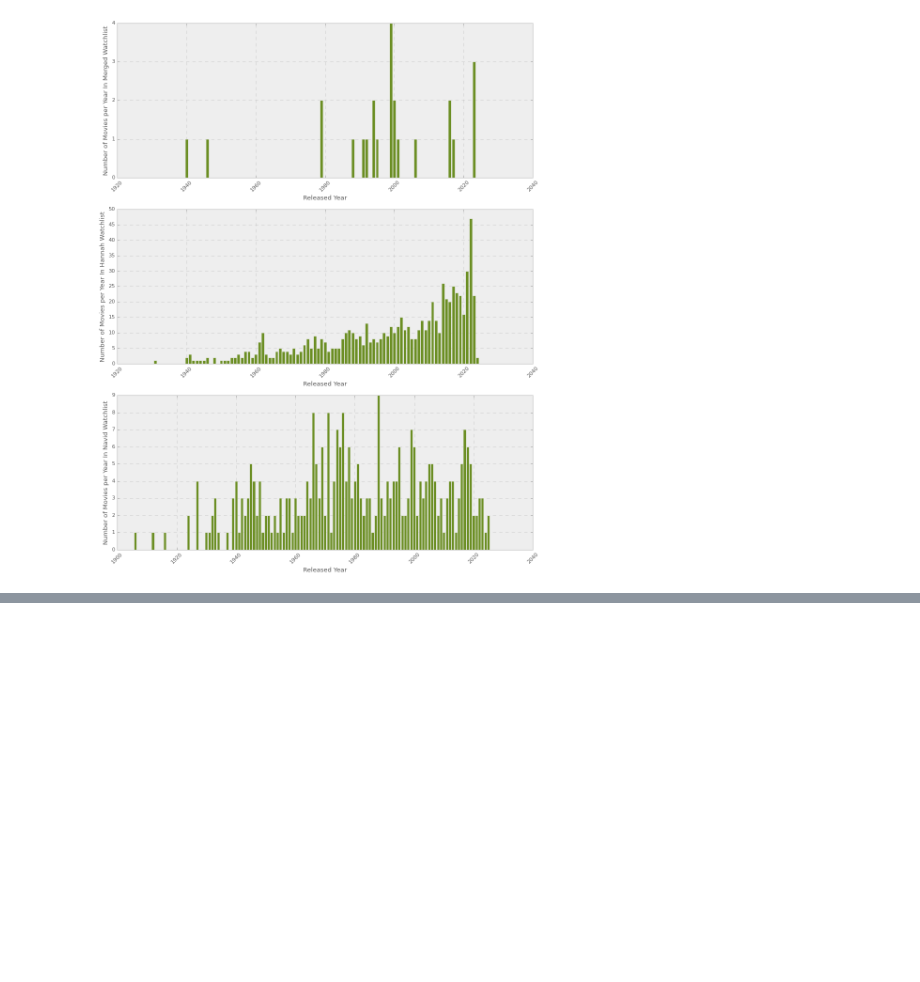
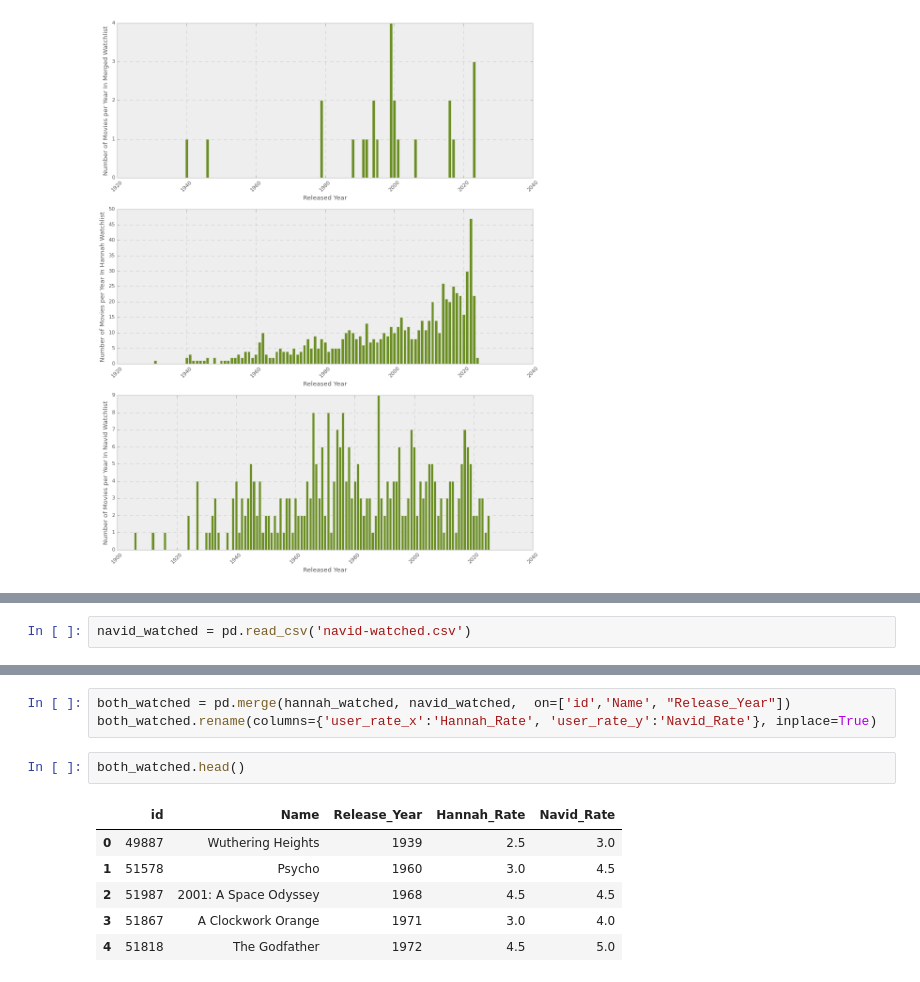
Before and after one commit to HananehMoballeghtohid/letterboxd, a Jupyter notebook: letterboxd.ipynb, the cells around one changed output, grey strips where cells are left out. Saved outputs shown, nothing was run; the diff lists cells and outputs as text; blank space fills up the shorter version.

```diff
--- a/letterboxd.ipynb
+++ b/letterboxd.ipynb
@@ -83,0 +88,2 @@ plt.show()
+# %%
+navid_watched = pd.read_csv('navid-watched.csv')
@@ -83,0 +109,12 @@ plt.show()
+# %%
+both_watched = pd.merge(hannah_watched, navid_watched,  on=['id','Name', "Release_Year"])
+both_watched.rename(columns={'user_rate_x':'Hannah_Rate', 'user_rate_y':'Navid_Rate'}, inplace=True)
+# %%
+both_watched.head()
+# %% [output]
+|  | id | Name | Release_Year | Hannah_Rate | Navid_Rate |
+| 0 | 49887 | Wuthering Heights | 1939 | 2.5 | 3.0 |
+| 1 | 51578 | Psycho | 1960 | 3.0 | 4.5 |
+| 2 | 51987 | 2001: A Space Odyssey | 1968 | 4.5 | 4.5 |
+| 3 | 51867 | A Clockwork Orange | 1971 | 3.0 | 4.0 |
+| 4 | 51818 | The Godfather | 1972 | 4.5 | 5.0 |
```
Also changed, not shown: parts of 8 cells of this notebook, 8 other files.
